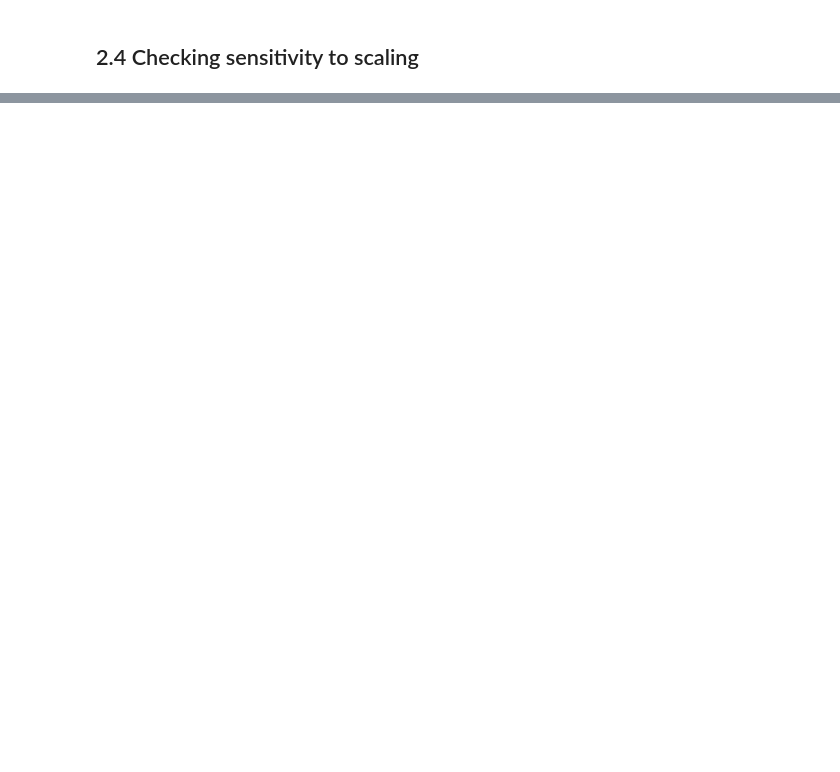
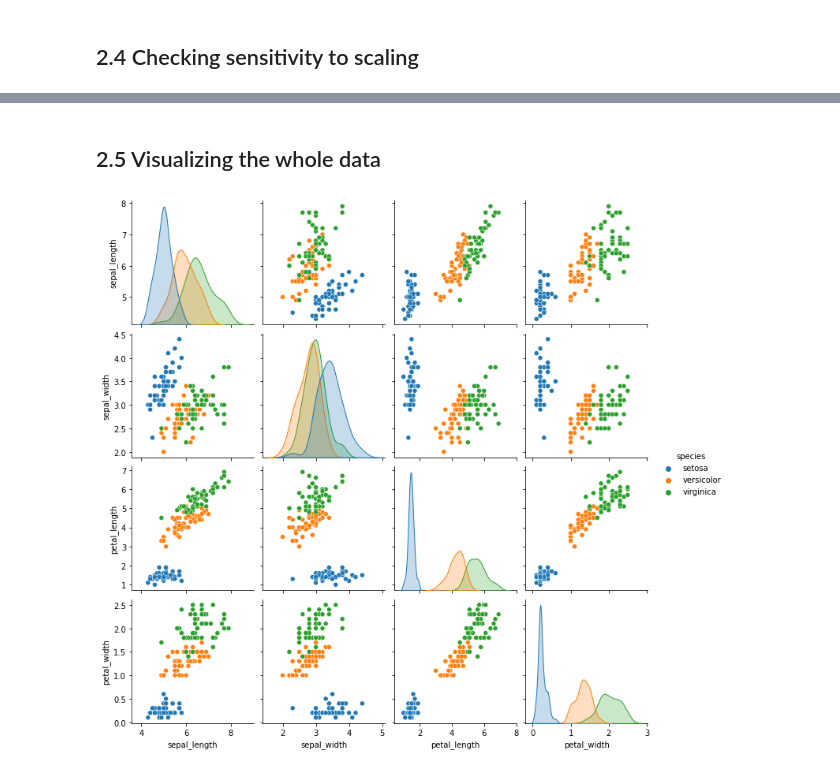
Before and after one commit to HesamAsad/task3, a Jupyter notebook: task3.ipynb, the cells around one changed output, grey strips where cells are left out. Drawn from its saved outputs; the diff is of its cells as text; code cells hidden in the pictures; blank space fills up the shorter version.

```diff
--- a/task3.ipynb
+++ b/task3.ipynb
@@ -71,0 +113,7 @@ plt.show()
+# %% [markdown]
+## 2.5 Visualizing the whole data
+# %%
+sns.pairplot(iris, hue='species', height=2.5)
+plt.show()
+# %% [output]
+[figure, added]
```
Also changed, not shown: parts of 9 cells of this notebook.
